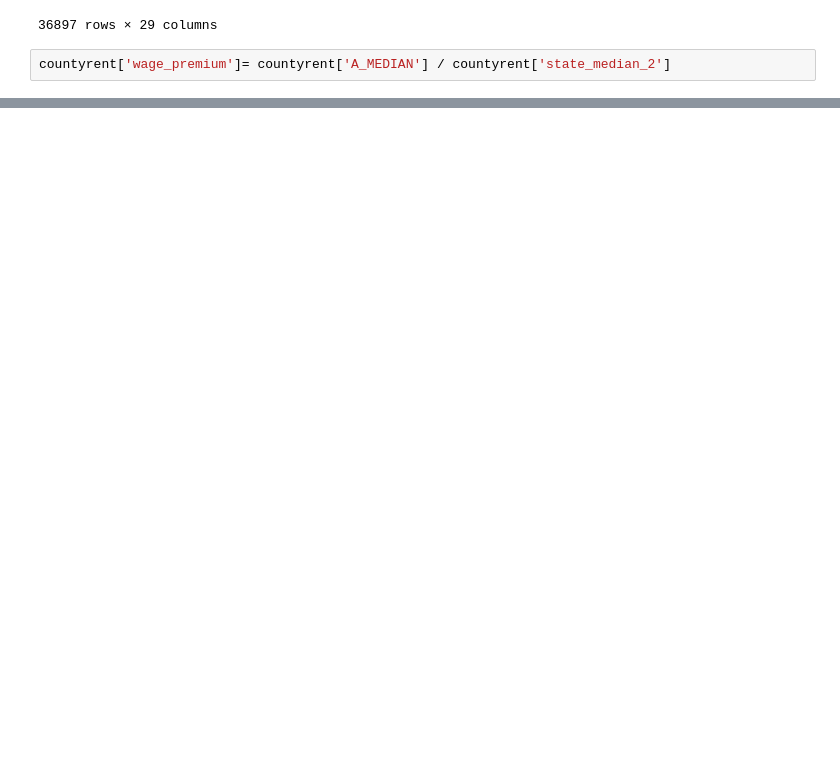
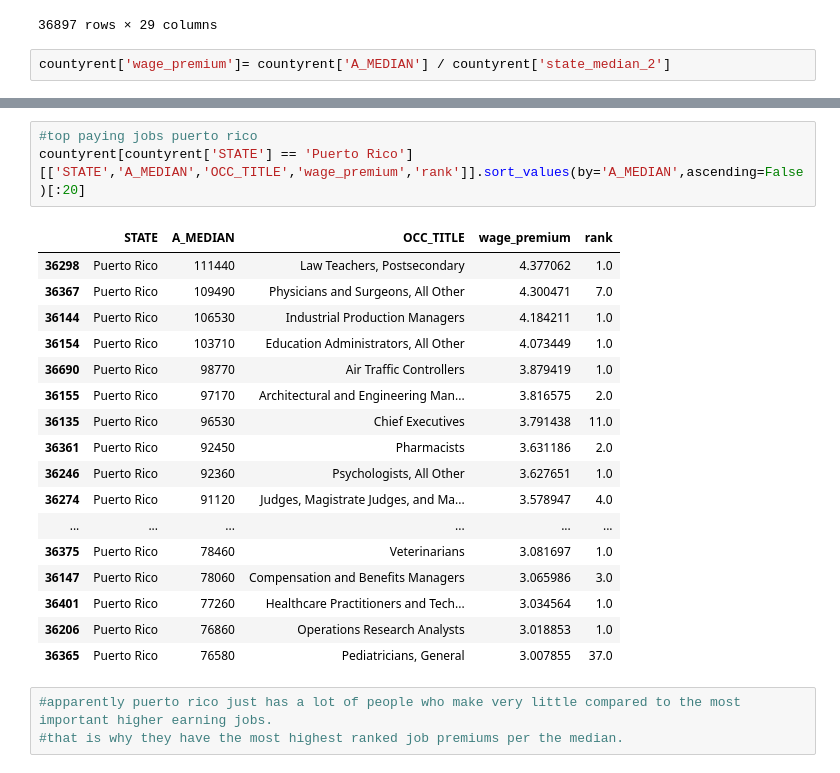
Before and after one commit to MikeDaBossss/Placestolive, a Jupyter notebook: rent.ipynb, the cells around one changed output, grey strips where cells are left out. Saved outputs shown, nothing was run; the diff lists cells and outputs as text; blank space fills up the shorter version.

```diff
--- a/rent.ipynb
+++ b/rent.ipynb
@@ -336,0 +478,24 @@ The state with the least amount of wage premium for budget analyst compared to t
+# %%
+#top paying jobs puerto rico
+countyrent[countyrent['STATE'] == 'Puerto Rico'][['STATE','A_MEDIAN','OCC_TITLE','wage_premium','rank']].sort_values(by='A_MEDIAN',ascending=False)[:20]
+# %% [output]
+|  | STATE | A_MEDIAN | OCC_TITLE | wage_premium | rank |
+| 36298 | Puerto Rico | 111440 | Law Teachers, Postsecondary | 4.377062 | 1.0 |
+| 36367 | Puerto Rico | 109490 | Physicians and Surgeons, All Other | 4.300471 | 7.0 |
+| 36144 | Puerto Rico | 106530 | Industrial Production Managers | 4.184211 | 1.0 |
+| 36154 | Puerto Rico | 103710 | Education Administrators, All Other | 4.073449 | 1.0 |
+| 36690 | Puerto Rico | 98770 | Air Traffic Controllers | 3.879419 | 1.0 |
+| 36155 | Puerto Rico | 97170 | Architectural and Engineering Man... | 3.816575 | 2.0 |
+| 36135 | Puerto Rico | 96530 | Chief Executives | 3.791438 | 11.0 |
+| 36361 | Puerto Rico | 92450 | Pharmacists | 3.631186 | 2.0 |
+| 36246 | Puerto Rico | 92360 | Psychologists, All Other | 3.627651 | 1.0 |
+| 36274 | Puerto Rico | 91120 | Judges, Magistrate Judges, and Ma... | 3.578947 | 4.0 |
+| ... | ... | ... | ... | ... | ... |
+| 36375 | Puerto Rico | 78460 | Veterinarians | 3.081697 | 1.0 |
+| 36147 | Puerto Rico | 78060 | Compensation and Benefits Managers | 3.065986 | 3.0 |
+| 36401 | Puerto Rico | 77260 | Healthcare Practitioners and Tech... | 3.034564 | 1.0 |
+| 36206 | Puerto Rico | 76860 | Operations Research Analysts | 3.018853 | 1.0 |
+| 36365 | Puerto Rico | 76580 | Pediatricians, General | 3.007855 | 37.0 |
+# %%
+#apparently puerto rico just has a lot of people who make very little compared to the most important higher earning jobs.
+#that is why they have the most highest ranked job premiums per the median.
```
Also changed, not shown: parts of 15 cells of this notebook.
